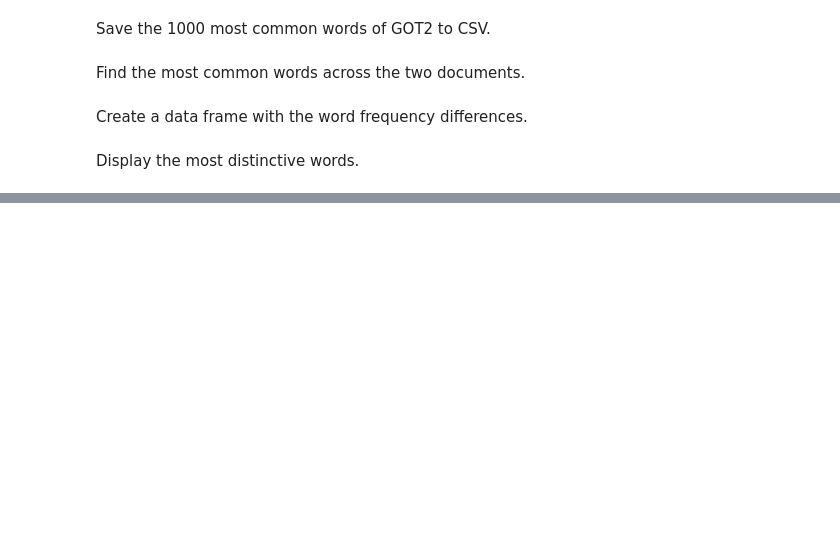
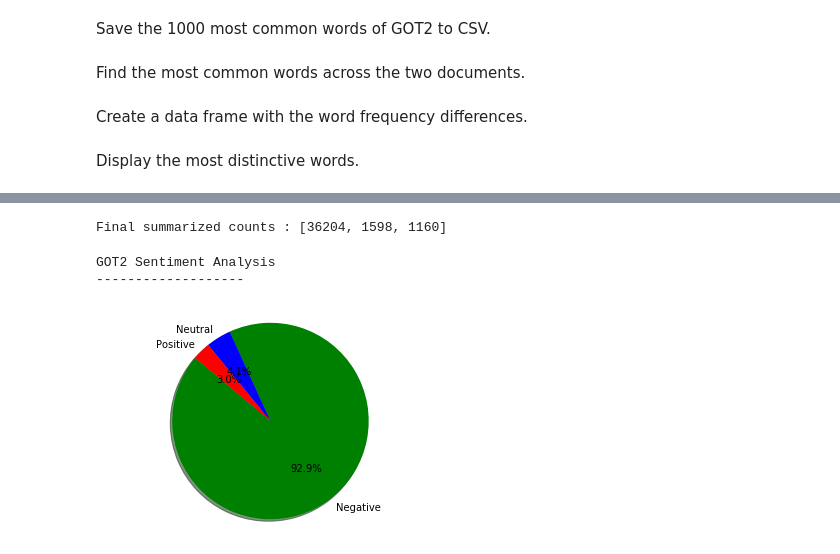
Before and after one commit to epolintan/GOT-Text-Analysis, a Jupyter notebook: GOT Analysis.ipynb, the cells around one changed output, grey strips where cells are left out. Saved outputs shown, nothing was run; the diff lists cells and outputs as text; code cells hidden in the pictures; blank space fills up the shorter version.

```diff
--- a/GOT Analysis.ipynb
+++ b/GOT Analysis.ipynb
@@ -117,0 +250,10 @@ dist_df.to_csv("GOT.csv")
+# %%
+# Sentiment Analysis for GOT2
+print('{:40} : {:10} : {:10}'.format("Review", "Polarity", "Subjectivity") )
+for got2line in got2a:
+    #Find sentiment of a line
+    if (got2line.isspace()) == False and (len(got2line)) > 40:
+        sentiment = TextBlob(got2line)
+        #Print individual sentiments
+        print('{:40} :   {: 01.2f}    :   {:01.2f}'.format(got2line[:40]\
+                , sentiment.polarity, sentiment.subjectivity) )
@@ -117,0 +278,29 @@ dist_df.to_csv("GOT.csv")
+# %%
+
+#Categorize each line in GOT2
+for got2ine in got2a:
+    sentiment = TextBlob(got2line)
+
+    #Custom formula to convert polarity
+    # 0 = (Negative) 1 = (Neutral) 2=(Positive)
+    polarity = round(( sentiment.polarity + 1 ) * 3 ) % 3
+
+    #add the summary array
+    values[polarity] = values[polarity] + 1
+print("Final summarized counts :", values)
+# %% [output]
+Final summarized counts : [36204, 1598, 1160]
+# %%
+#Set colors by label
+colors=["Green","Blue","Red"]
+
+print("\nGOT2 Sentiment Analysis \n-------------------")
+#Plot a pie chart
+plt.pie(values, labels=labels, colors=colors, \
+        autopct='%1.1f%%', shadow=True, startangle=140)
+plt.axis('equal')
+plt.show()
+# %% [output]
+GOT2 Sentiment Analysis
+-------------------
+[figure, added]
```
Also changed, not shown: parts of 14 cells of this notebook.
